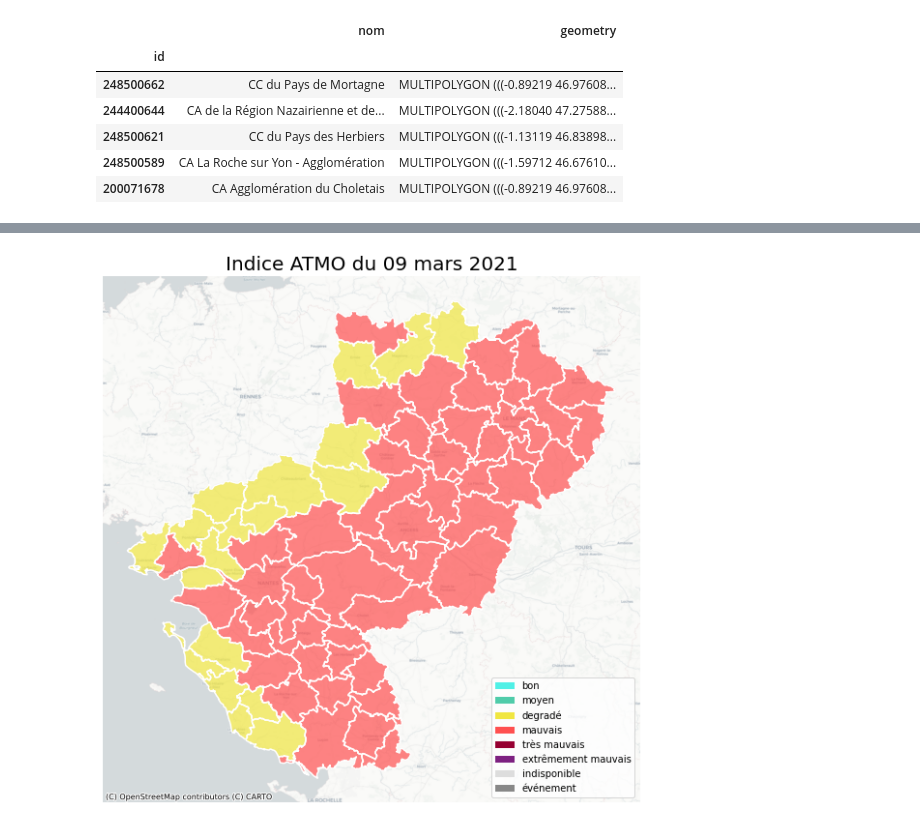
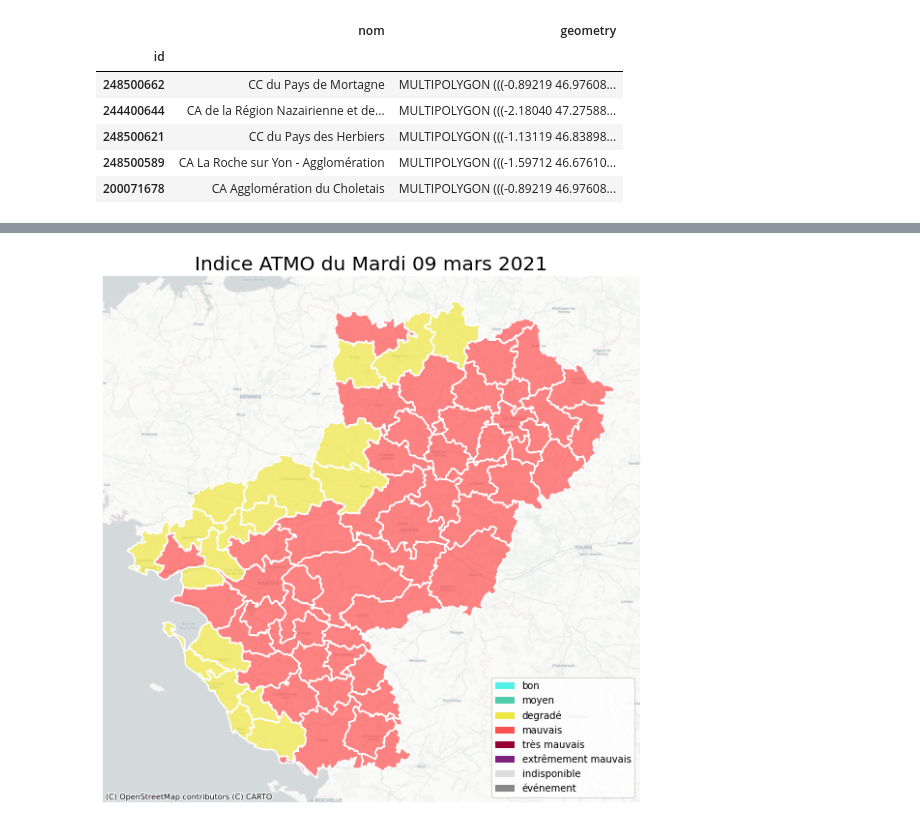
Before and after one commit to lhonore/opendata_airpl, a Jupyter notebook: indice ATMO.ipynb, the cells around one changed output, grey strips where cells are left out. Saved outputs shown, nothing was run; the diff lists cells and outputs as text; code cells hidden in the pictures.

Commit message:
create script indice ATMO

```diff
--- a/indice ATMO.ipynb
+++ b/indice ATMO.ipynb
@@ -82,18 +82,21 @@ data.head(5)
 | 27546 | CA La Roche sur Yon - Agglomération | MULTIPOLYGON (((-1.59712 46.67610... | 2021-03-09 | CA La Roche sur Yon - Agglomération | La Roche-sur-Yon | None | Agglomération | mauvais | ... |
 | 27497 | CA Agglomération du Choletais | MULTIPOLYGON (((-0.89219 46.97608... | 2021-03-09 | CA Agglomération du Choletais | Agglomération du Choletais | None | None | mauvais | ... |
 # %%
+from matplotlib.patches import Patch
 # Création de la carte
 fig, ax = plt.subplots(figsize=(20,10))
 data.to_crs('EPSG:3857').boundary.plot(ax=ax, color='white')
 data.to_crs('EPSG:3857').plot(ax=ax, color=data.couleur, alpha=0.7, legend=True)
 cx.add_basemap(ax=ax, crs='EPSG:3857', source=cx.providers.CartoDB.Positron)
-ax.set_title(f"Indice ATMO du {datetime.strftime(day, '%d %B %Y')}", fontsize=20)
+ax.set_title(f"Indice ATMO du {datetime.strftime(day, '%A %d %B %Y')}", fontsize=20)
 ax.set_axis_off()
 lgd = ax.legend(
     handles=[
         Patch(
             facecolor=e.get('couleur'),
-            label=e.get('qualificatif')) for e in legendes], loc="lower right")
+            edgecolor=None,
+            label=e.get('qualificatif')
+        ) for e in legendes], loc="lower right")
 plt.show()
 # %% [output]
-[figure, old version]
+[figure, new version]
```
Also changed, not shown: 1 other file.
